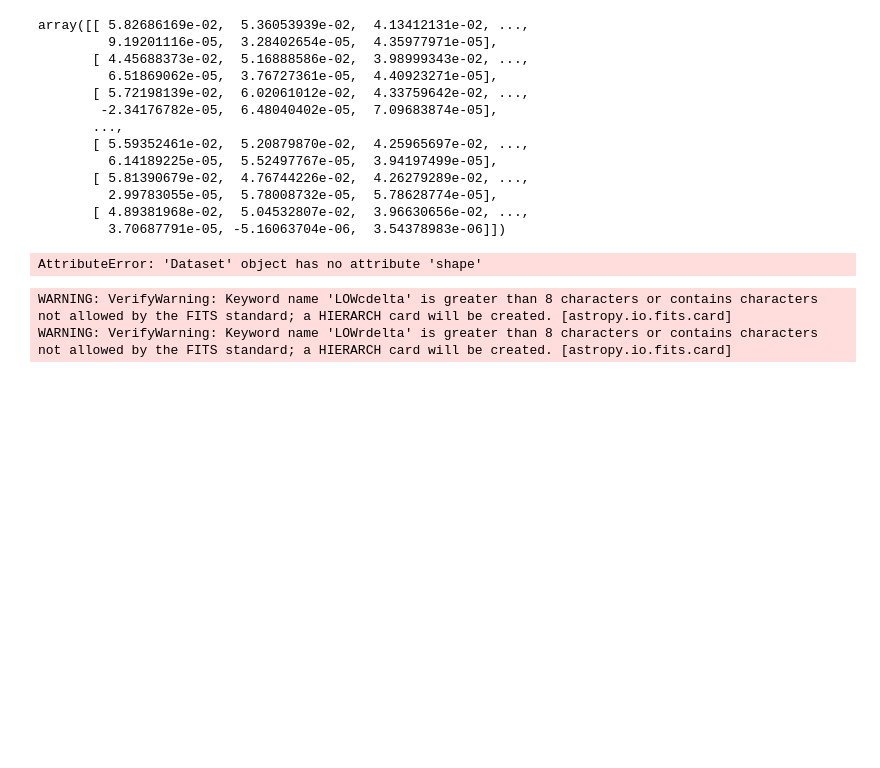
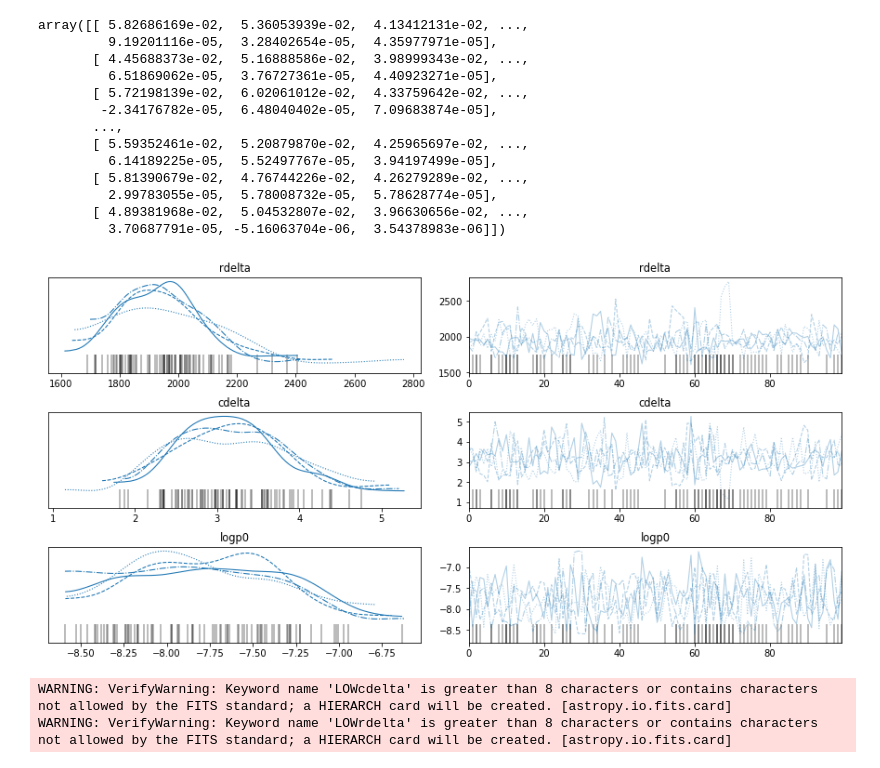
Before and after one commit to domeckert/hydromass, a Jupyter notebook: MACS0451.ipynb, the cells around one changed output. Cells and saved outputs as stored; diff of their text form; code cells hidden in the pictures; blank space fills up the shorter version.

```diff
--- a/MACS0451.ipynb
+++ b/MACS0451.ipynb
@@ -267,11 +273,11 @@ array([[ 5.82686169e-02,  5.36053939e-02,  4.13412131e-02, ...,
 # %%
 import arviz as az
 
 #tmhyd.trace
 
-nfw_loo = az.loo(tmhyd.trace, var_name=['sb'])
+nfw_loo = az.plot_trace(tmhyd.trace, var_names=['rdelta', 'cdelta', 'logp0'])
 # %% [output]
-AttributeError: 'Dataset' object has no attribute 'shape'
+[figure, added]
 # %%
 tmhyd.SaveModel(model, outfile='mhyd/test_save.fits')
 # %% [output]
```
Also changed, not shown: parts of 25 cells of this notebook, 3 other files.
